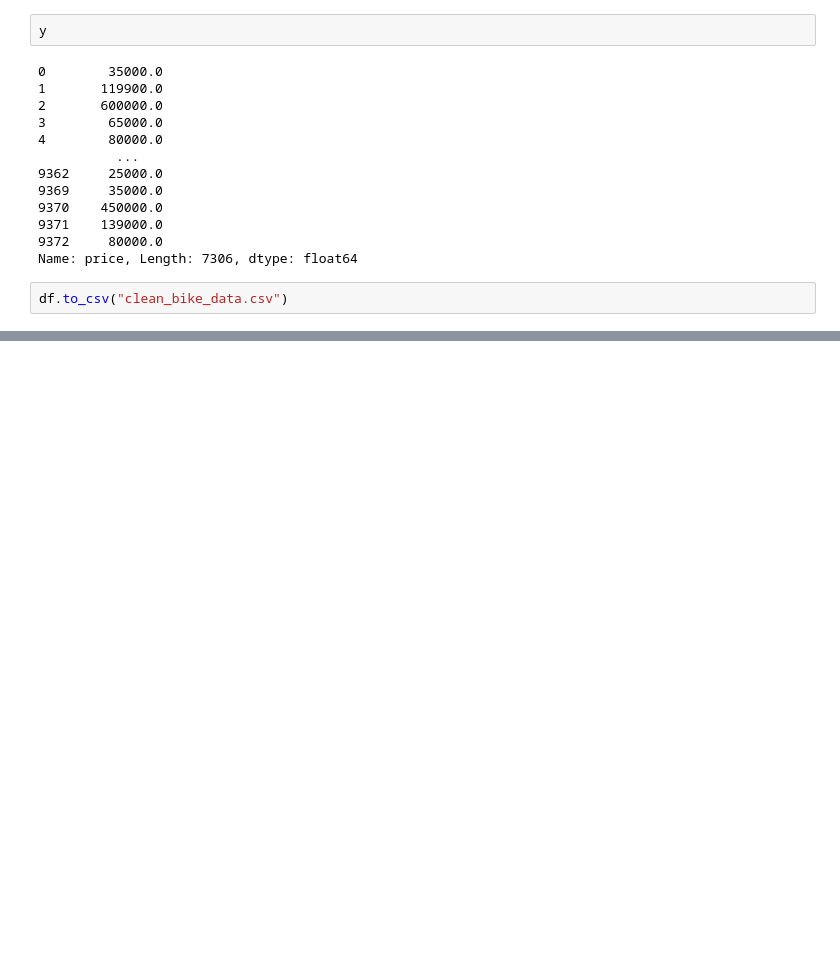
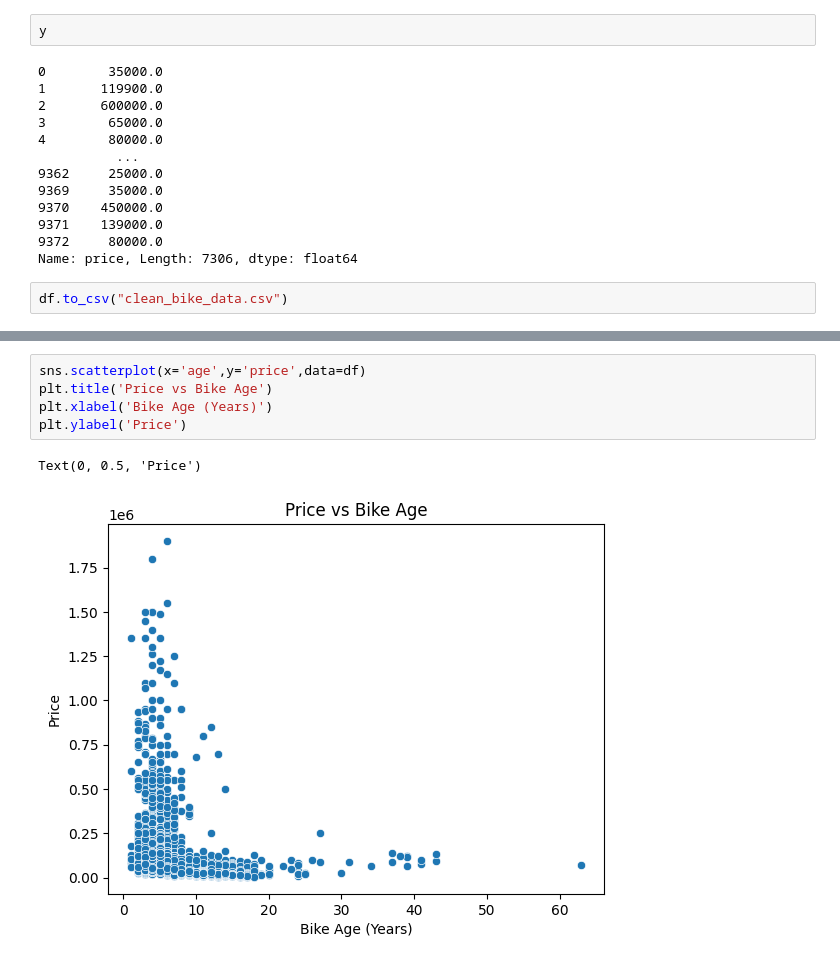
Before and after one commit to Ritika-Gauttam/Bike_Price_Prediction_Project, a Jupyter notebook: bike_price_prediction.ipynb, the cells around one changed output, grey strips where cells are left out. Drawn from its saved outputs; the diff is of its cells as text; blank space fills up the shorter version.

```diff
--- a/bike_price_prediction.ipynb
+++ b/bike_price_prediction.ipynb
@@ -435,0 +467,8 @@ df.to_csv("clean_bike_data.csv")
+# %%
+sns.scatterplot(x='age',y='price',data=df)
+plt.title('Price vs Bike Age')
+plt.xlabel('Bike Age (Years)')
+plt.ylabel('Price')
+# %% [output]
+Text(0, 0.5, 'Price')
+[figure, added]
```
Also changed, not shown: parts of 8 cells of this notebook.
